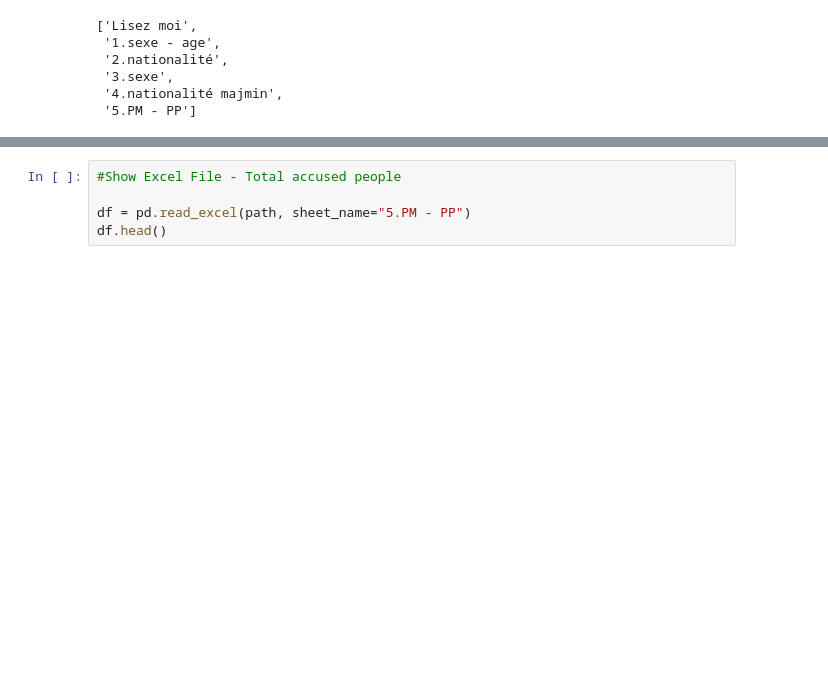
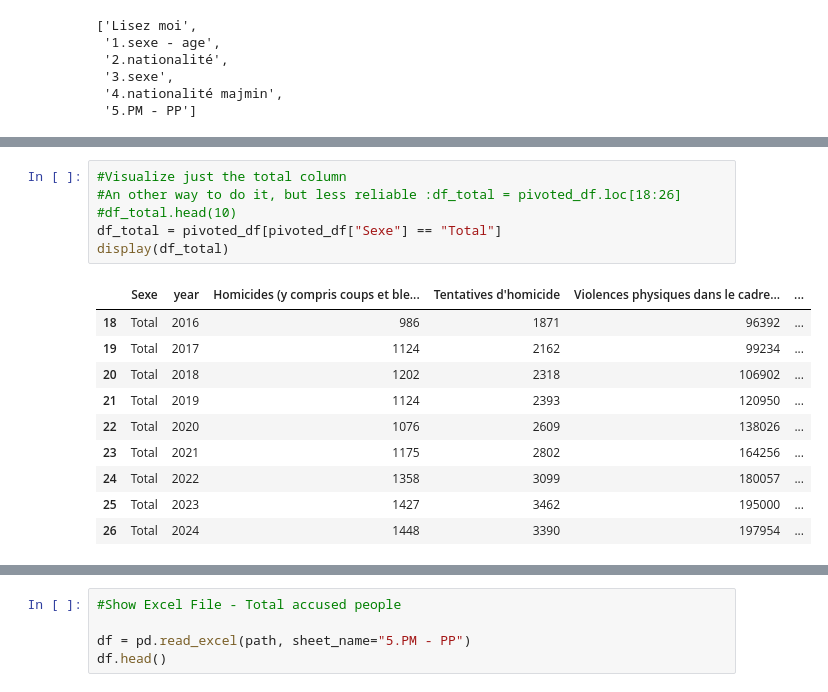
Before and after one commit to luciedum-dot/Intro-to-data-analysis-with-Python---Final-Project, a Jupyter notebook: Evolutions_of_Criminality_France_2016_2024.ipynb, the cells around one changed output, grey strips where cells are left out. Cells and saved outputs as stored; diff of their text form; blank space fills up the shorter version.

```diff
--- a/Evolutions_of_Criminality_France_2016_2024.ipynb
+++ b/Evolutions_of_Criminality_France_2016_2024.ipynb
@@ -79,3 +90,19 @@ pivoted_df.head(30)
 | 24 | Total | 2022 | 1358 | 3099 | 180057 | ... |
 | 25 | Total | 2023 | 1427 | 3462 | 195000 | ... |
 | 26 | Total | 2024 | 1448 | 3390 | 197954 | ... |
+# %%
+#Visualize just the total column
+#An other way to do it, but less reliable :df_total = pivoted_df.loc[18:26] #df_total.head(10)
+df_total = pivoted_df[pivoted_df["Sexe"] == "Total"]
+display(df_total)
+# %% [output]
+|  | Sexe | year | Homicides (y compris coups et ble... | Tentatives d'homicide | Violences physiques dans le cadre... | ... |
+| 18 | Total | 2016 | 986 | 1871 | 96392 | ... |
+| 19 | Total | 2017 | 1124 | 2162 | 99234 | ... |
+| 20 | Total | 2018 | 1202 | 2318 | 106902 | ... |
+| 21 | Total | 2019 | 1124 | 2393 | 120950 | ... |
+| 22 | Total | 2020 | 1076 | 2609 | 138026 | ... |
+| 23 | Total | 2021 | 1175 | 2802 | 164256 | ... |
+| 24 | Total | 2022 | 1358 | 3099 | 180057 | ... |
+| 25 | Total | 2023 | 1427 | 3462 | 195000 | ... |
+| 26 | Total | 2024 | 1448 | 3390 | 197954 | ... |
```
Also changed, not shown: parts of 3 cells of this notebook.
